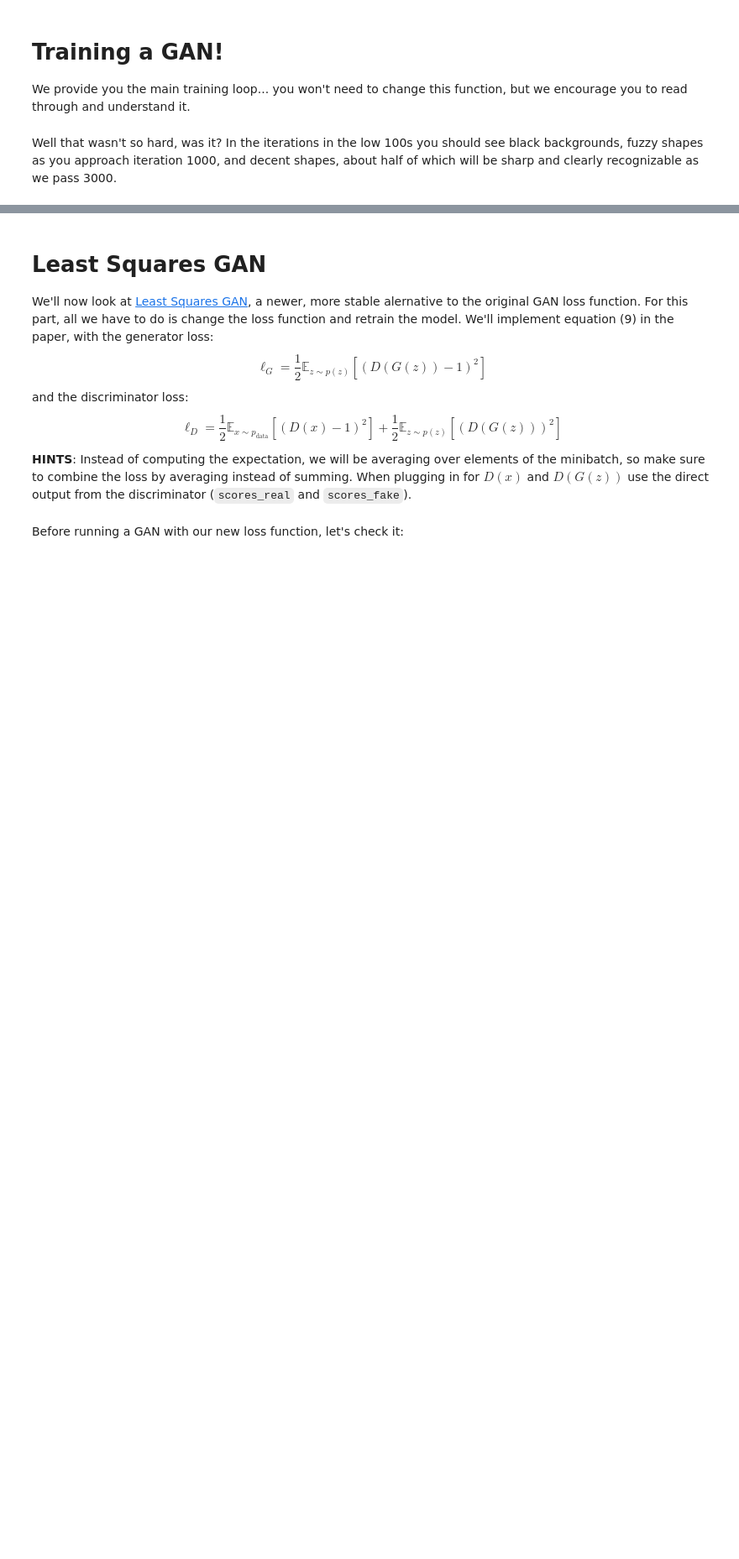
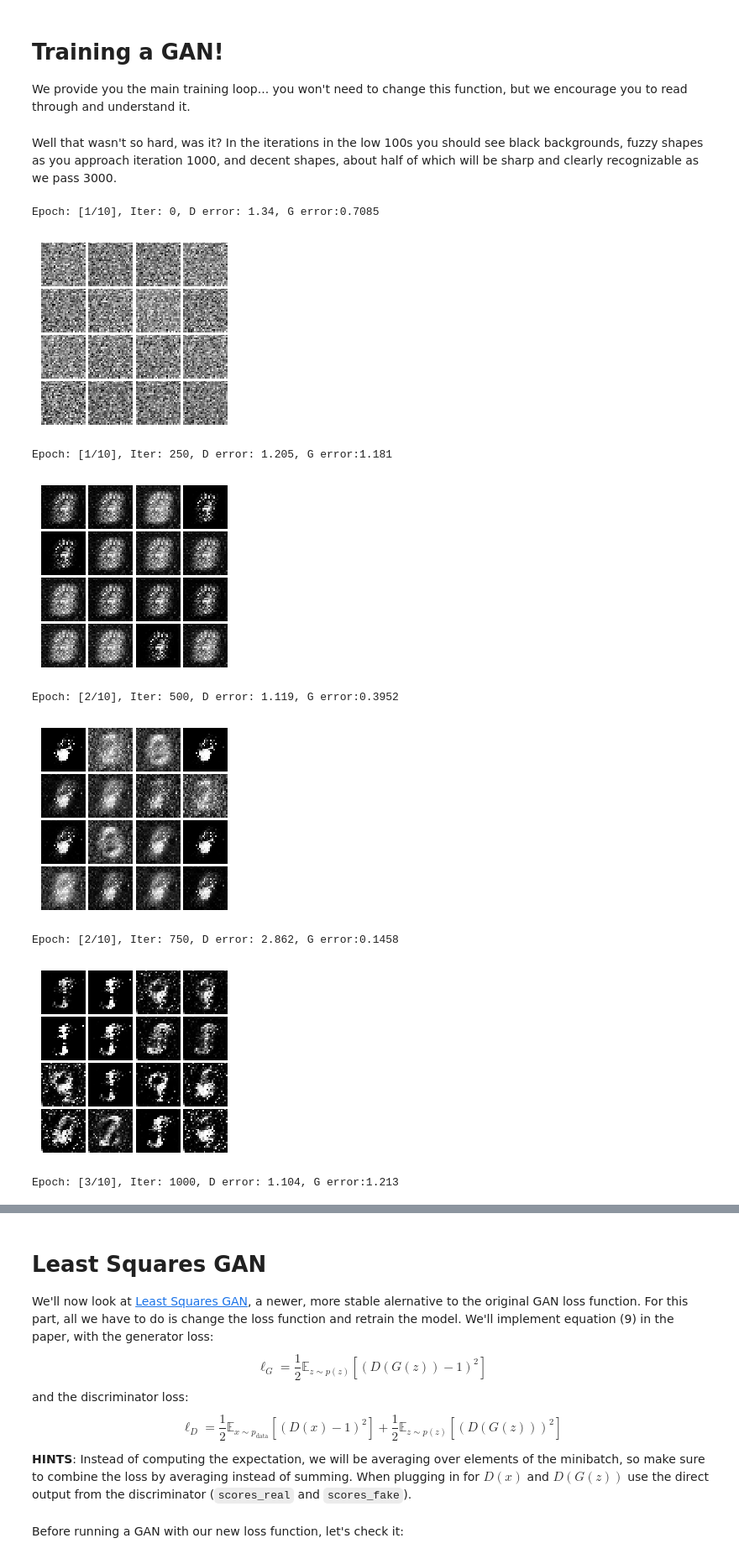
Before and after one commit to liaison/cs231n, a Jupyter notebook: spring1617_assignment3/GANs-PyTorch.ipynb, the cells around one changed output, grey strips where cells are left out. Shown: that part at 84% size. Saved outputs shown, nothing was run; the diff lists cells and outputs as text; code cells hidden in the pictures; blank space fills up the shorter version.

Commit message:
complete the training of GAN. Fix some dimension mismatch issues.

```diff
--- a/spring1617_assignment3/GANs-PyTorch.ipynb
+++ b/spring1617_assignment3/GANs-PyTorch.ipynb
@@ -410,15 +422,19 @@ def get_optimizer(model):
     Returns:
     - An Adam optimizer for the model with the desired hyperparameters.
     """
-    optimizer = None
+    learning_rate = 1e-3
+    betas=(0.5, 0.999)
+
+    optimizer = torch.optim.Adam(model.parameters(), lr=learning_rate, betas=betas)
     return optimizer
 # %% [markdown]
 # Training a GAN!
 
 We provide you the main training loop... you won't need to change this function, but we encourage you to read through and understand it.
 # %%
-def run_a_gan(D, G, D_solver, G_solver, discriminator_loss, generator_loss, show_every=250,
-              batch_size=128, noise_size=96, num_epochs=10):
+def run_a_gan(D, G, D_solver, G_solver,
+              discriminator_loss, generator_loss,
+              show_every=250, batch_size=128, noise_size=96, num_epochs=10):
     """
     Train a GAN!
 
@@ -434,49 +450,74 @@ def run_a_gan(D, G, D_solver, G_solver, discriminator_loss, generator_loss, show
     - num_epochs: Number of epochs over the training dataset to use for training.
     """
     iter_count = 0
+
+    loader_train = DataLoader(mnist_train, batch_size=batch_size,
+                          sampler=ChunkSampler(NUM_TRAIN, 0))
+
     for epoch in range(num_epochs):
         for x, _ in loader_train:
             if len(x) != batch_size:
                 continue
+
+            # First, we train the Discriminator
             D_solver.zero_grad()
             real_data = Variable(x).type(dtype)
-            logits_real = D(2* (real_data - 0.5)).type(dtype)
+
+            logits_real = D(2* (real_data - 0.5).view(batch_size, -1)).type(dtype)
 
             g_fake_seed = Variable(sample_noise(batch_size, noise_size)).type(dtype)
+            # IMPORTANT! detach the Generator from the backward pipeline.
             fake_images = G(g_fake_seed).detach()
-            logits_fake = D(fake_images.view(batch_size, 1, 28, 28))
+
+            logits_fake = D(fake_images.view(batch_size, -1))
 
             d_total_error = discriminator_loss(logits_real, logits_fake)
             d_total_error.backward()
             D_solver.step()
 
+            # Now, train the Generator
             G_solver.zero_grad()
             g_fake_seed = Variable(sample_noise(batch_size, noise_size)).type(dtype)
             fake_images = G(g_fake_seed)
 
-            gen_logits_fake = D(fake_images.view(batch_size, 1, 28, 28))
+            gen_logits_fake = D(fake_images.view(batch_size, -1))
             g_error = generator_loss(gen_logits_fake)
             g_error.backward()
             G_solver.step()
 
             if (iter_count % show_every == 0):
-                print('Iter: {}, D: {:.4}, G:{:.4}'.format(iter_count,d_total_error.data[0],g_error.data[0]))
+                print('Epoch: [{}/{}], Iter: {}, D error: {:.4}, G error:{:.4}'.format(
+                    epoch+1, num_epochs, iter_count, d_total_error.data[0], g_error.data[0]))
                 imgs_numpy = fake_images.data.cpu().numpy()
                 show_images(imgs_numpy[0:16])
                 plt.show()
                 print()
+
             iter_count += 1
 # %% [markdown]
 Well that wasn't so hard, was it? In the iterations in the low 100s you should see black backgrounds, fuzzy shapes as you approach iteration 1000, and decent shapes, about half of which will be sharp and clearly recognizable as we pass 3000.
 # %%
 # Make the discriminator
 D = discriminator().type(dtype)
 
 # Make the generator
 G = generator().type(dtype)
 
 # Use the function you wrote earlier to get optimizers for the Discriminator and the Generator
 D_solver = get_optimizer(D)
 G_solver = get_optimizer(G)
+
+training_params = {'show_every': 250, 'batch_size': 128, 'noise_size': 96, 'num_epochs': 10}
+
 # Run it!
 run_a_gan(D, G, D_solver, G_solver, discriminator_loss, generator_loss)
+# %% [output]
+Epoch: [1/10], Iter: 0, D error: 1.34, G error:0.7085
+[figure, added]
+Epoch: [1/10], Iter: 250, D error: 1.205, G error:1.181
+[figure, added]
+Epoch: [2/10], Iter: 500, D error: 1.119, G error:0.3952
+[figure, added]
+Epoch: [2/10], Iter: 750, D error: 2.862, G error:0.1458
+[figure, added]
+Epoch: [3/10], Iter: 1000, D error: 1.104, G error:1.213
```
Also changed, not shown: parts of 5 cells of this notebook.
